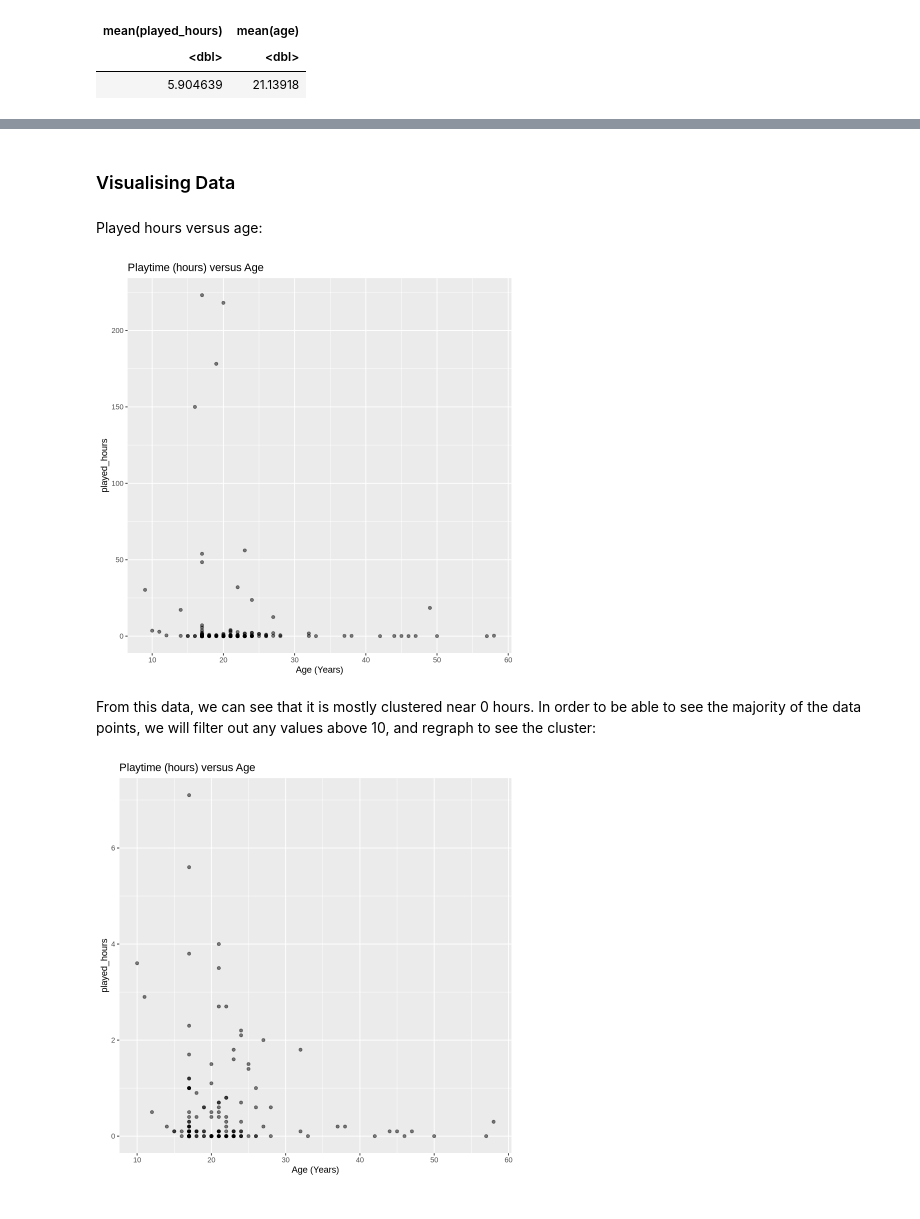
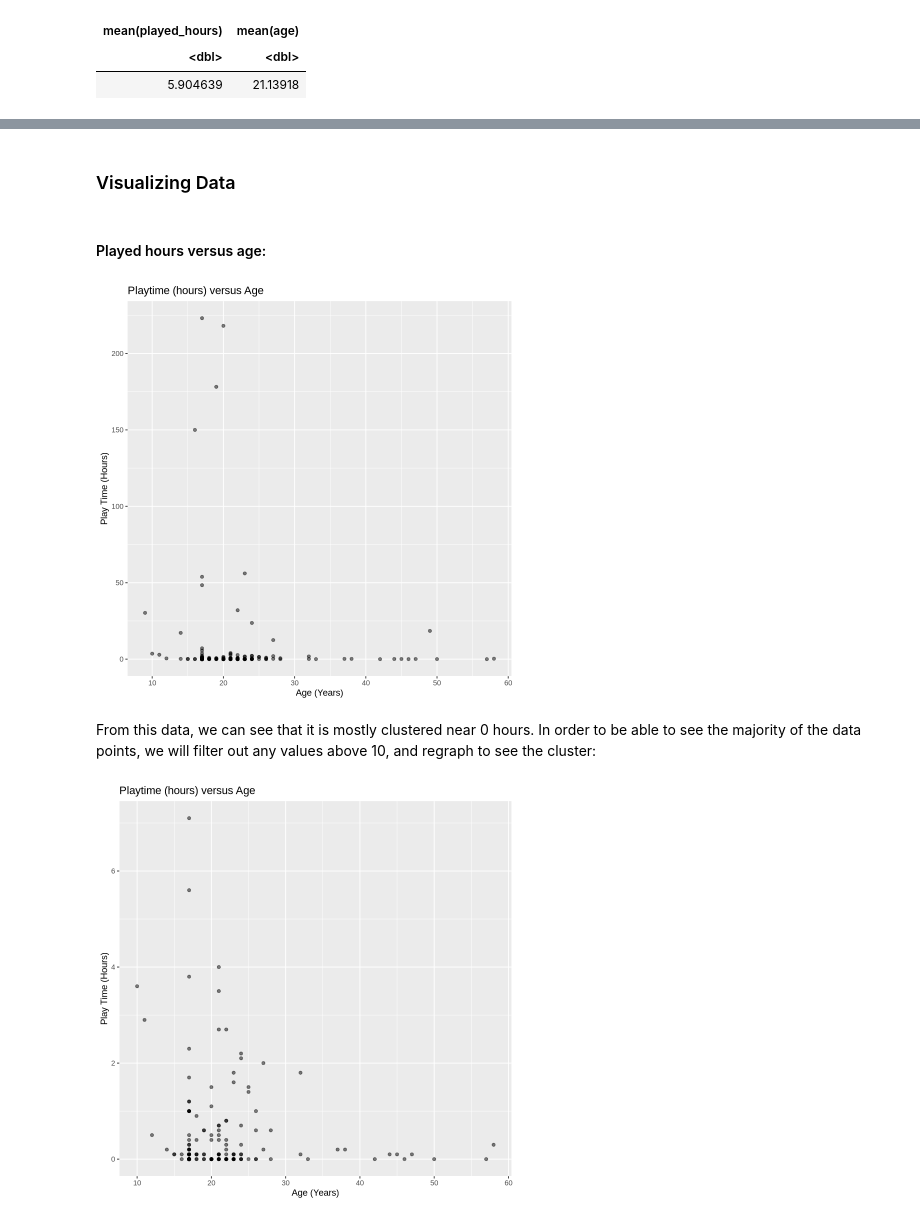
Before and after one commit to Dinglebergle/DSCI100_IndividualPlanningReport, a Jupyter notebook: IndividualReport.ipynb, the cells around one changed output, grey strips where cells are left out. Cells and saved outputs as stored; diff of their text form; code cells hidden in the pictures.

Commit message:
Finished everything else in notebook
Added tables to display data, re formatted some of the markdown cells, finished visualizations and notable observations of data

```diff
--- a/IndividualReport.ipynb
+++ b/IndividualReport.ipynb
@@ -96,15 +103,15 @@ A tibble: 1 × 2
 # %% [markdown]
-### Visualising Data
+### Visualizing Data
 # %% [markdown]
-Played hours versus age:
+#### Played hours versus age:
 # %%
 play_hours_v_age <- cleaned_data |>
     ggplot(aes(x = age, y = played_hours)) +
         geom_point(alpha = 0.5) +
-        labs(title = "Playtime (hours) versus Age", x = "Age (Years)", x = "Play Time (Hours)")
+        labs(title = "Playtime (hours) versus Age", x = "Age (Years)", y = "Play Time (Hours)")
 play_hours_v_age
 # %% [output]
-[figure, old version]
+[figure, new version]
 # %% [markdown]
 From this data, we can see that it is mostly clustered near 0 hours. In order to be able to see the majority of the data points, we will filter out any values above 10, and regraph to see the cluster:
 # %%
@@ -112,8 +119,8 @@ play_hours_v_age_zoomed <- cleaned_data |>
     filter(played_hours < 10) |>
         ggplot(aes(x = age, y = played_hours)) +
             geom_point(alpha = 0.5) +
-            labs(title = "Playtime (hours) versus Age", x = "Age (Years)", x = "Play Time (Hours)")
+            labs(title = "Playtime (hours) versus Age", x = "Age (Years)", y = "Play Time (Hours)")
 play_hours_v_age_zoomed
 # %% [output]
-[figure, old version]
+[figure, new version]
 # %% [markdown]
```
Also changed, not shown: parts of 13 cells of this notebook.
